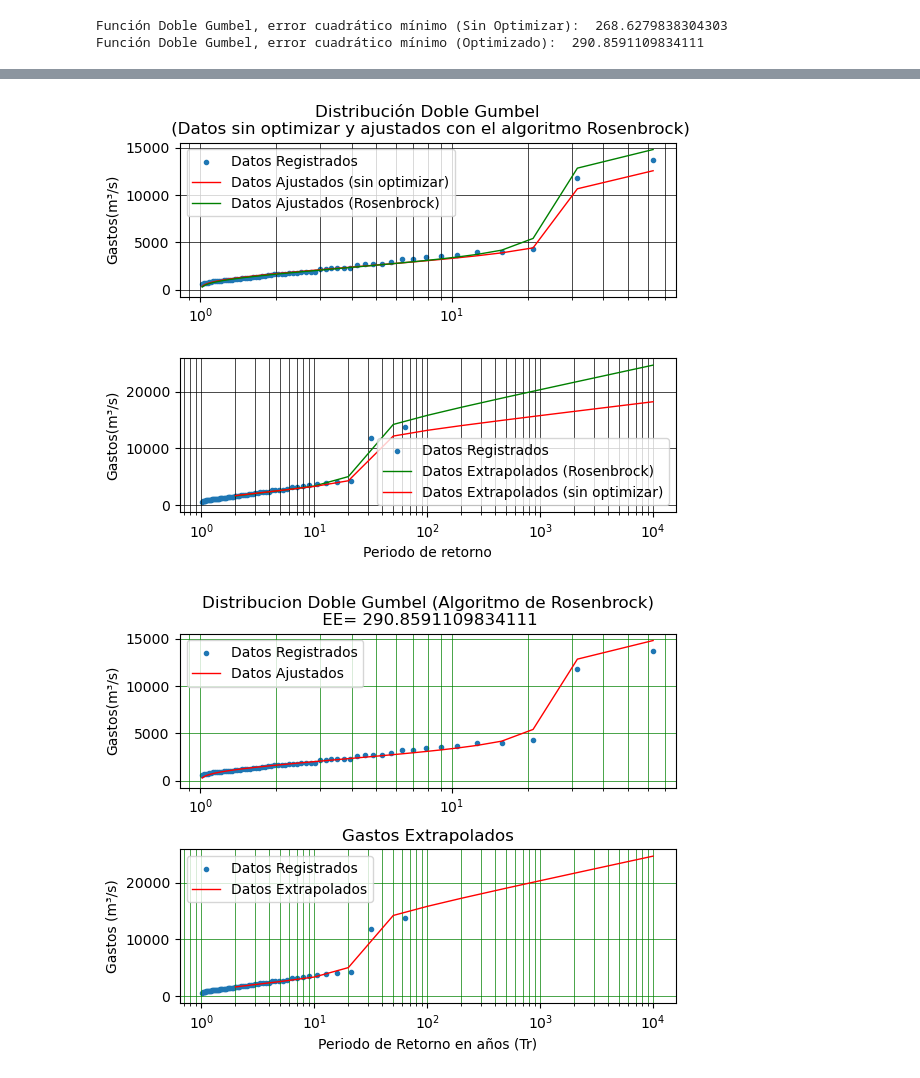
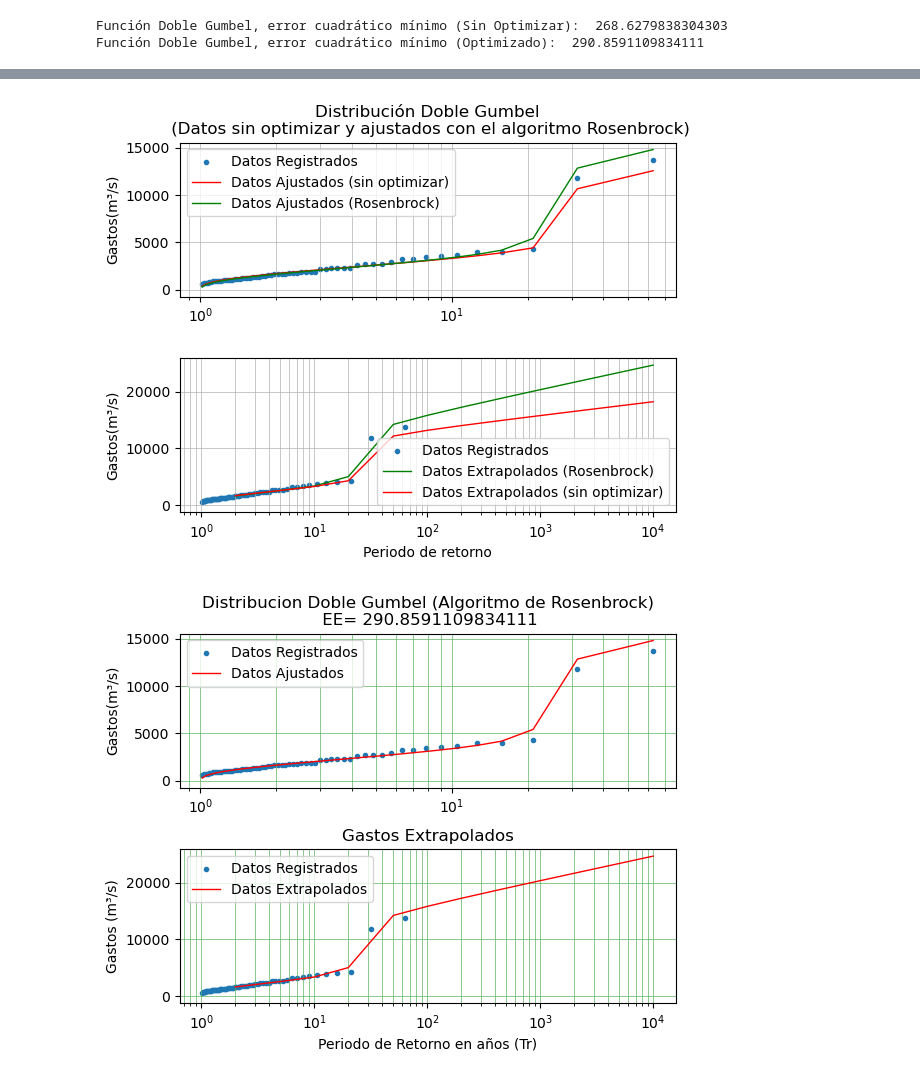
Before and after one commit to PacoCampuzanoB/Analisis_de_Frecuencias, a Jupyter notebook: cuadernos/dGumbel.ipynb, the cells around one changed output, grey strips where cells are left out. Drawn from its saved outputs; the diff is of its cells as text; code cells hidden in the pictures.

```diff
--- a/cuadernos/dGumbel.ipynb
+++ b/cuadernos/dGumbel.ipynb
@@ -577,7 +594,7 @@ dExtrap_sr = matriz02 [:12, 3] # Datos extrapolados sin Rosenbrock
 dExtrap = matriz02 [:12, 2] # Datos extrapolados Rosenbrock
 
 ##################################################################################################################
-
+# Gráfico comparación
 ###################################################################################################################
 
 pl.subplot(2, 1, 1)
@@ -590,7 +607,7 @@ pl.title("Distribución Doble Gumbel\n (Datos sin optimizar y ajustados con el a
 pl.ylabel("Gastos(m³/s)")
 #pl.xlabel("Periodo de retorno")
 pl.semilogx(True)
-pl.grid(True, which='both', color='k', linestyle='-', linewidth=0.5)
+pl.grid(True, which='both', color='#b1b1b1', linestyle='-', linewidth=0.5)
 
 pl.subplot(2, 1, 2)
 pl.scatter(tR, dReg, label='Datos Registrados', marker='.')
@@ -601,12 +618,12 @@ pl.legend(loc="best")
 pl.ylabel("Gastos(m³/s)")
 pl.xlabel("Periodo de retorno")
 pl.semilogx(True)
-pl.grid(True, which='both', color='k', linestyle='-', linewidth=0.5)
+pl.grid(True, which='both', color='#b1b1b1', linestyle='-', linewidth=0.5)
 #pl.savefig("salidas/DistribucionDGumbelRosen0.png", dpi=1200)
 pl.show()
 
 ##################################################################################################################
-
+# Gráfico optimización Rosenbrock
 ###################################################################################################################
 
 pl.subplot(2, 1, 1)
@@ -618,7 +635,7 @@ pl.title(titulo1)
 pl.ylabel("Gastos(m³/s)")
 #pl.xlabel("Periodo de retorno")
 pl.semilogx(True)
-pl.grid(True, which='both', color='g', linestyle='-', linewidth=0.5)
+pl.grid(True, which='both', color='#5ab45f', linestyle='-', linewidth=0.5)
 
 pl.subplot(2, 1, 2)
 pl.scatter(tR, dReg, label='Datos Registrados', marker='.')
@@ -629,37 +646,37 @@ pl.title("Gastos Extrapolados")
 pl.ylabel("Gastos (m³/s)")
 pl.xlabel("Periodo de Retorno en años (Tr)")
 pl.semilogx(True)
-pl.grid(True, which='both', color='g', linestyle='-', linewidth=0.5)
+pl.grid(True, which='both', color='#5ab45f', linestyle='-', linewidth=0.5)
 pl.show()
 
 ##################################################################################################################
-
+# Gráfico estimados sin optimizar
 ###################################################################################################################
 
 pl.subplot(2, 1, 1)
 pl.subplots_adjust(hspace=0.4)
 pl.scatter(tR, dReg, label='Datos Registrados', marker='.')
 pl.plot(tR, dAjust, color="r", linewidth="1.0", linestyle="-", label ="Datos Ajustados")
 pl.legend(loc="best")
 pl.title(titulo0)
 pl.ylabel("Gastos(m³/s)")
 #pl.xlabel("Periodo de retorno")
 pl.semilogx(True)
-pl.grid(True, which='both', color='g', linestyle='-', linewidth=0.5)
+pl.grid(True, which='both', color='#5ab45f', linestyle='-', linewidth=0.5)
 
 pl.subplot(2, 1, 2)
 pl.scatter(tR, dReg, label='Datos Registrados', marker='.')
 #pl.scatter(dTrExtrap, dExtrap, label='Datos Extrapolados', marker='.', color='r')
 pl.plot(dTrExtrap, dExtrap_sr, color="r", linewidth="1.0", linestyle="-", label ="Datos Extrapolados")
 pl.legend(loc="best")
 pl.title("Gastos Extrapolados")
 pl.ylabel("Gastos (m³/s)")
 pl.xlabel("Periodo de Retorno en años (Tr)")
 pl.semilogx(True)
-pl.grid(True, which='both', color='g', linestyle='-', linewidth=0.5)
+pl.grid(True, which='both', color='#5ab45f', linestyle='-', linewidth=0.5)
 
 #pl.savefig("salidas/DistribucionDGumbelRosen1.png", dpi=1200)
 pl.show()
 # %% [output]
-[figure, old version]
+[figure, new version]
-[figure, old version]
+[figure, new version]
```
Also changed, not shown: parts of 11 cells of this notebook, 4 other files.
